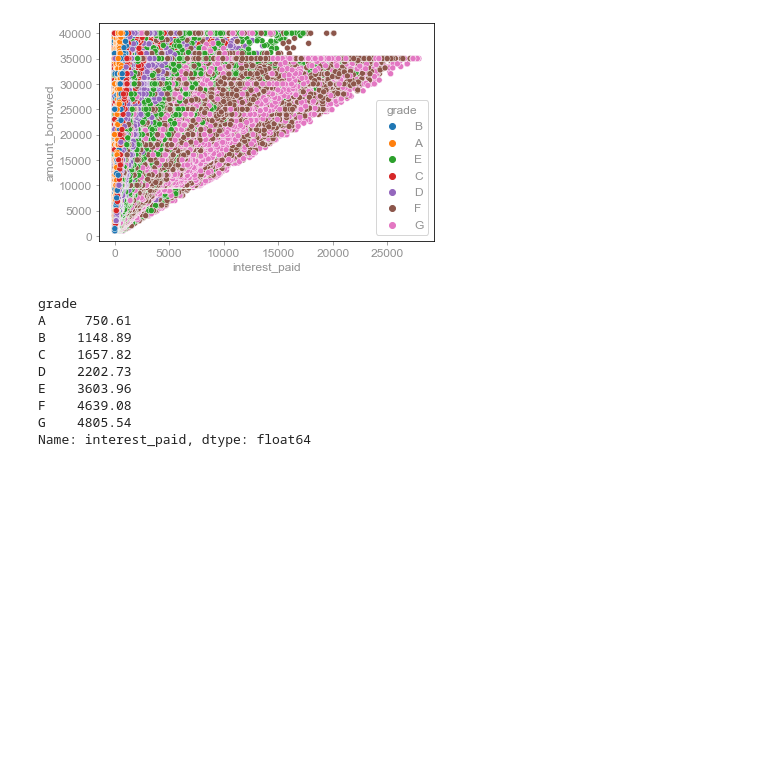
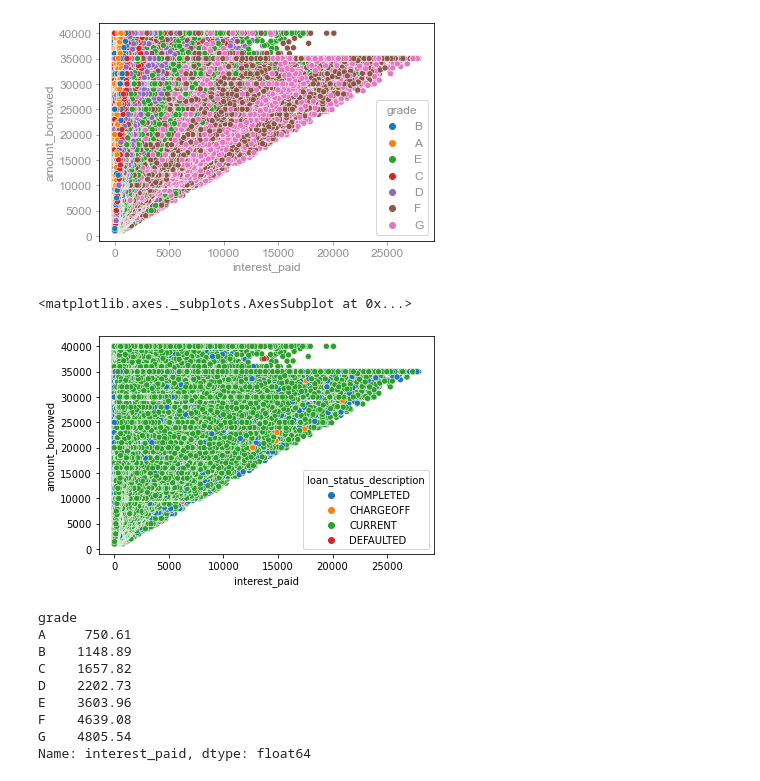
Before and after one commit to zonbloop/P2P_Lending.github.io, a Jupyter notebook: P2P.ipynb, the cells around one changed output. Cells and saved outputs as stored; diff of their text form; code cells hidden in the pictures; blank space fills up the shorter version.

Commit message:
Data analysis and classification algorithm

```diff
--- a/P2P.ipynb
+++ b/P2P.ipynb
@@ -113,6 +115,11 @@ sns.scatterplot(data=data,x="interest_paid",y="amount_borrowed", hue = "grade")
 # %% [output]
 <matplotlib.axes._subplots.AxesSubplot at 0x...>
 [figure]
+# %%
+sns.scatterplot(data=data,x="interest_paid",y="amount_borrowed", hue = "loan_status_description")
+# %% [output]
+<matplotlib.axes._subplots.AxesSubplot at 0x...>
+[figure, added]
 # %%
 grade = data.groupby("grade")
 interest = grade["interest_paid"].median()
```
Also changed, not shown: parts of 13 cells of this notebook, 1 other file.
